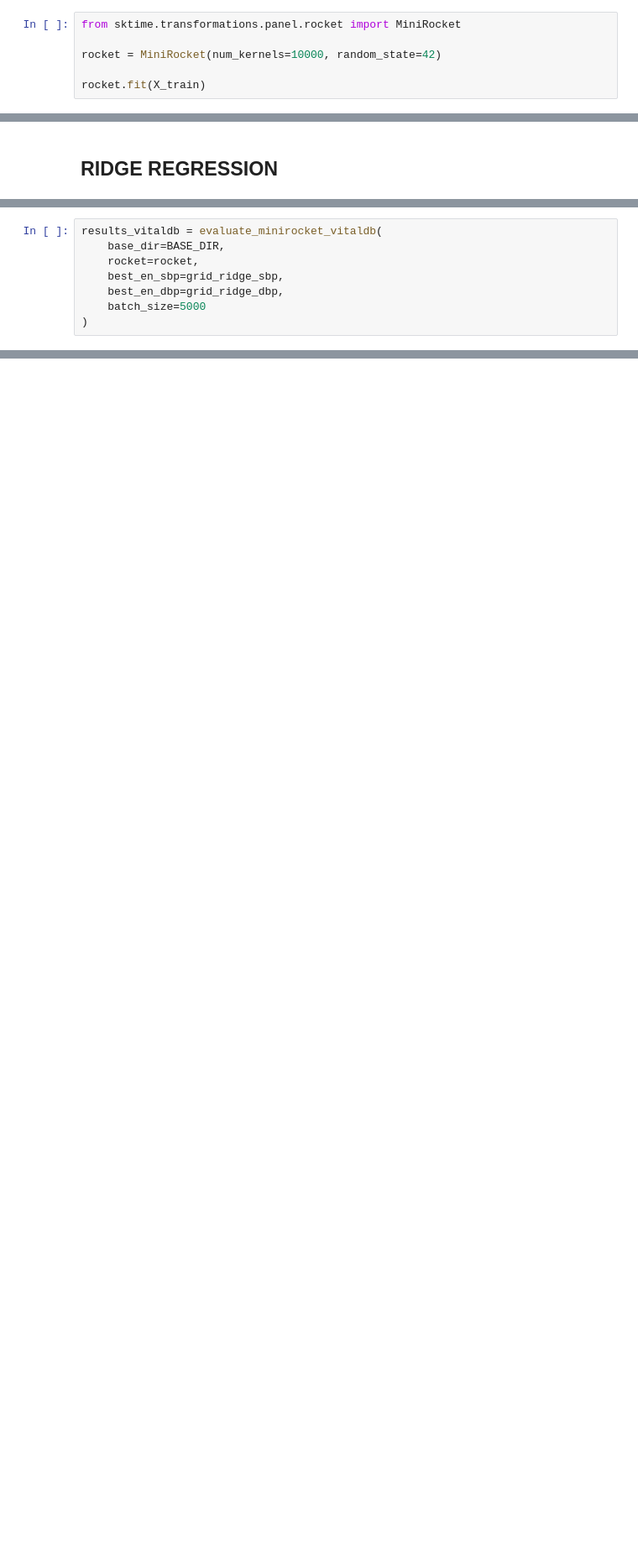
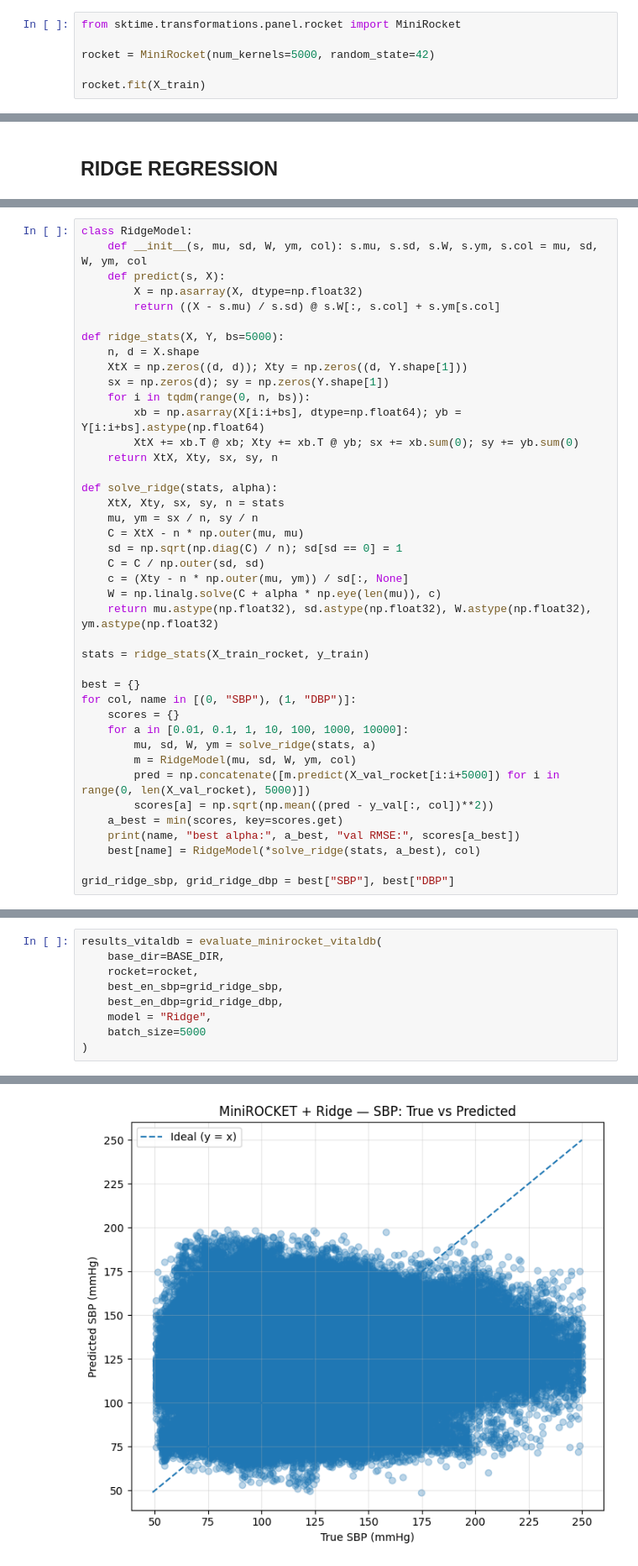
Before and after one commit to Yashvi1701/BP_estimation, a Jupyter notebook: experiments/ML/ROCKET/5sec_0overlap/minirocket.ipynb, the cells around one changed output, grey strips where cells are left out. Shown at 84% size. Drawn from its saved outputs; the diff is of its cells as text; blank space fills up the shorter version.

```diff
--- a/experiments/ML/ROCKET/5sec_0overlap/minirocket.ipynb
+++ b/experiments/ML/ROCKET/5sec_0overlap/minirocket.ipynb
@@ -38,6 +48,6 @@ print("y_test:", y_test.shape)
 # %%
 from sktime.transformations.panel.rocket import MiniRocket
 
-rocket = MiniRocket(num_kernels=10000, random_state=42)
+rocket = MiniRocket(num_kernels=5000, random_state=42)
 
 rocket.fit(X_train)
@@ -127,0 +86,41 @@ print((-grid_ridge_dbp.best_score_) ** 0.5)
+# %%
+class RidgeModel:
+    def __init__(s, mu, sd, W, ym, col): s.mu, s.sd, s.W, s.ym, s.col = mu, sd, W, ym, col
+    def predict(s, X):
+        X = np.asarray(X, dtype=np.float32)
+        return ((X - s.mu) / s.sd) @ s.W[:, s.col] + s.ym[s.col]
+
+def ridge_stats(X, Y, bs=5000):
+    n, d = X.shape
+    XtX = np.zeros((d, d)); Xty = np.zeros((d, Y.shape[1]))
+    sx = np.zeros(d); sy = np.zeros(Y.shape[1])
+    for i in tqdm(range(0, n, bs)):
+        xb = np.asarray(X[i:i+bs], dtype=np.float64); yb = Y[i:i+bs].astype(np.float64)
+        XtX += xb.T @ xb; Xty += xb.T @ yb; sx += xb.sum(0); sy += yb.sum(0)
+    return XtX, Xty, sx, sy, n
+
+def solve_ridge(stats, alpha):
+    XtX, Xty, sx, sy, n = stats
+    mu, ym = sx / n, sy / n
+    C = XtX - n * np.outer(mu, mu)
+    sd = np.sqrt(np.diag(C) / n); sd[sd == 0] = 1
+    C = C / np.outer(sd, sd)
+    c = (Xty - n * np.outer(mu, ym)) / sd[:, None]
+    W = np.linalg.solve(C + alpha * np.eye(len(mu)), c)
+    return mu.astype(np.float32), sd.astype(np.float32), W.astype(np.float32), ym.astype(np.float32)
+
+stats = ridge_stats(X_train_rocket, y_train)
+
+best = {}
+for col, name in [(0, "SBP"), (1, "DBP")]:
+    scores = {}
+    for a in [0.01, 0.1, 1, 10, 100, 1000, 10000]:
+        mu, sd, W, ym = solve_ridge(stats, a)
+        m = RidgeModel(mu, sd, W, ym, col)
+        pred = np.concatenate([m.predict(X_val_rocket[i:i+5000]) for i in range(0, len(X_val_rocket), 5000)])
+        scores[a] = np.sqrt(np.mean((pred - y_val[:, col])**2))
+    a_best = min(scores, key=scores.get)
+    print(name, "best alpha:", a_best, "val RMSE:", scores[a_best])
+    best[name] = RidgeModel(*solve_ridge(stats, a_best), col)
+
+grid_ridge_sbp, grid_ridge_dbp = best["SBP"], best["DBP"]
@@ -156,5 +184,7 @@ results_vitaldb = evaluate_minirocket_vitaldb(
     rocket=rocket,
     best_en_sbp=grid_ridge_sbp,
     best_en_dbp=grid_ridge_dbp,
+    model = "Ridge",
     batch_size=5000
 )
+# %% [output]
@@ -160,0 +210 @@ results_vitaldb = evaluate_minirocket_vitaldb(
+[figure, added]
```
Also changed, not shown: parts of 29 cells of this notebook, 9 other files.
